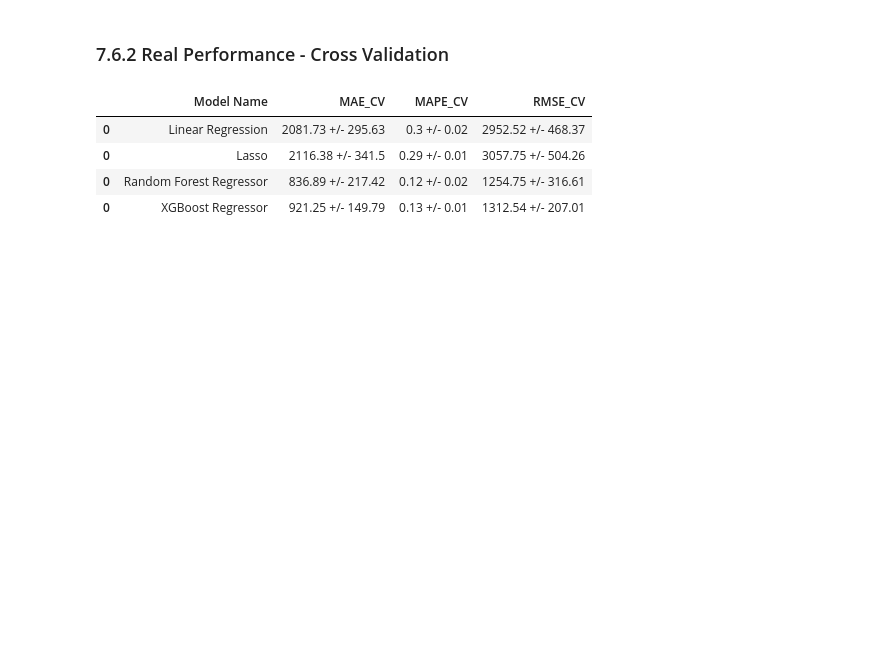
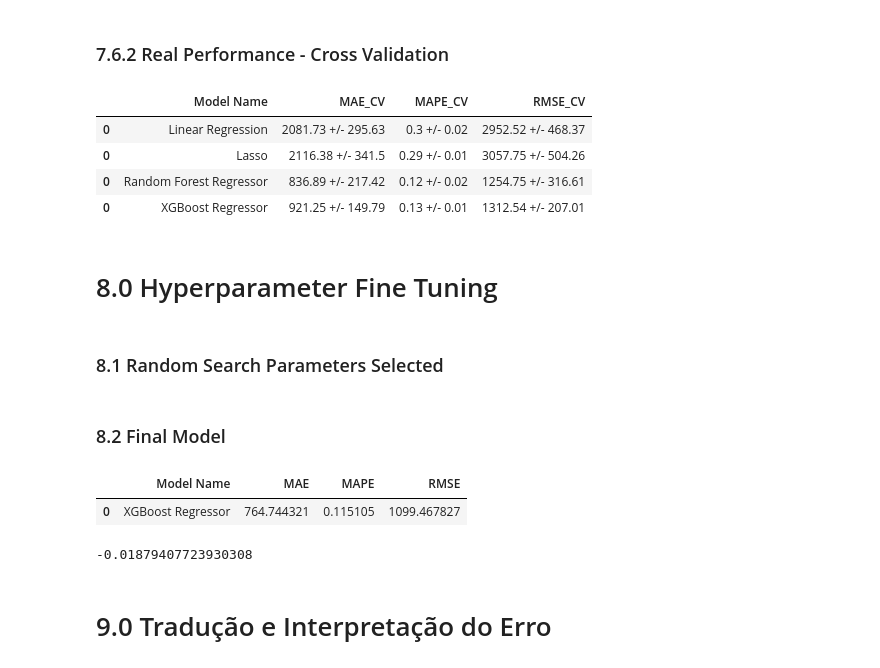
Before and after one commit to joaovitor-oliveira/RossmannSales, a Jupyter notebook: store_sales_prediction.ipynb, the cells around one changed output. Cells and saved outputs as stored; diff of their text form; code cells hidden in the pictures; blank space fills up the shorter version.

```diff
--- a/store_sales_prediction.ipynb
+++ b/store_sales_prediction.ipynb
@@ -1055,3 +1057,18 @@ modelling_result_cv
 | 0 | Lasso | 2116.38 +/- 341.5 | 0.29 +/- 0.01 | 3057.75 +/- 504.26 |
 | 0 | Random Forest Regressor | 836.89 +/- 217.42 | 0.12 +/- 0.02 | 1254.75 +/- 316.61 |
 | 0 | XGBoost Regressor | 921.25 +/- 149.79 | 0.13 +/- 0.01 | 1312.54 +/- 207.01 |
+# %% [markdown]
+# 8.0 Hyperparameter Fine Tuning
+# %% [markdown]
+### 8.1 Random Search Parameters Selected
+# %%
+param_tunned = {
+    "n_estimators": 3000,
+    "eta": 0.03,
+    "max_depth": 5,
+    "subsample": 0.7,
+    "colsample_bytree": 0.7,
+    "min_child_weight": 3
+}
+# %% [markdown]
+### 8.2 Final Model
@@ -1057,0 +1086,10 @@ modelling_result_cv
+# %%
+# predict
+yhat_xgb_tunned = model_xgb_tunned.predict(x_test)
+
+# performance
+xgb_result_tunned = ml_error("XGBoost Regressor", np.expm1(y_test), np.expm1(yhat_xgb_tunned))
+xgb_result_tunned
+# %% [output]
+|  | Model Name | MAE | MAPE | RMSE |
+| 0 | XGBoost Regressor | 764.744321 | 0.115105 | 1099.467827 |
@@ -1057,0 +1098,7 @@ modelling_result_cv
+# %%
+mpe = mean_percentage_error(np.expm1(y_test), np.expm1(yhat_xgb_tunned))
+mpe
+# %% [output]
+-0.01879407723930308
+# %% [markdown]
+# 9.0 Tradução e Interpretação do Erro
```
Also changed, not shown: parts of 14 cells of this notebook.
